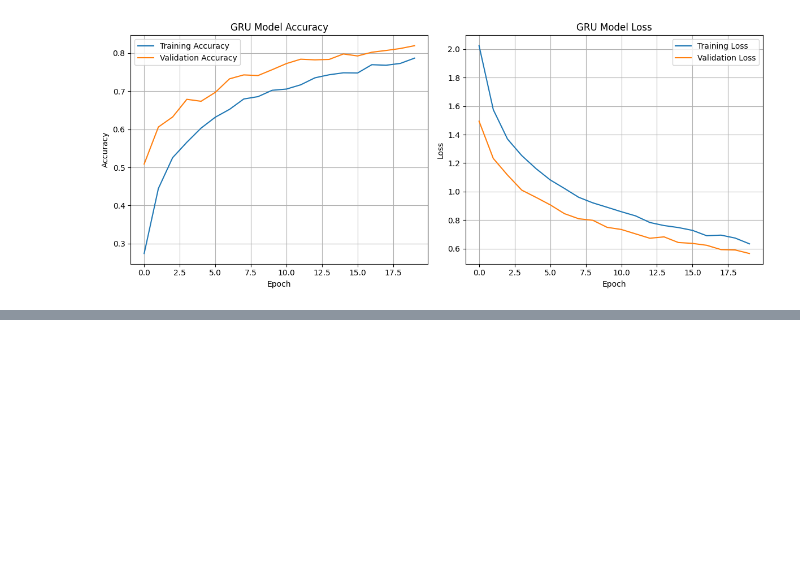
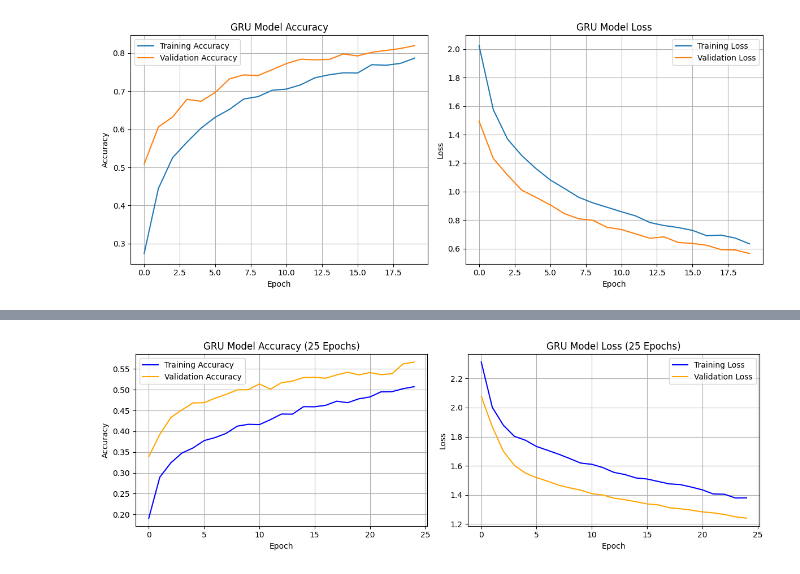
Before and after one commit to Rocky782/Environment, a Jupyter notebook: main.ipynb, the cells around one changed output, grey strips where cells are left out. Drawn from its saved outputs; the diff is of its cells as text; code cells hidden in the pictures; blank space fills up the shorter version.

```diff
--- a/main.ipynb
+++ b/main.ipynb
@@ -491,0 +1098,90 @@ WARNING:absl:You are saving your model as an HDF5 file via `model.save()` or `ke
+# %%
+from tensorflow.keras.models import Sequential
+from tensorflow.keras.layers import Input, GRU, Dropout, Dense, BatchNormalization
+from tensorflow.keras.optimizers import Adam
+from tensorflow.keras.callbacks import EarlyStopping, ReduceLROnPlateau
+from sklearn.preprocessing import StandardScaler
+from sklearn.metrics import confusion_matrix, classification_report
+import numpy as np
+import matplotlib.pyplot as plt
+import seaborn as sns
+
+# Standardize data
+scaler = StandardScaler()
+X_train = scaler.fit_transform(X_train.reshape(-1, X_train.shape[-1])).reshape(X_train.shape)
+X_test = scaler.transform(X_test.reshape(-1, X_test.shape[-1])).reshape(X_test.shape)
+
+# Define the GRU model
+model_gru = Sequential([
+    Input(shape=(X_train.shape[1], X_train.shape[2])),
+    GRU(128, return_sequences=True),
+    GRU(64),
+    Dropout(0.3),
+    BatchNormalization(),
+    Dense(64, activation='relu'),
+    Dropout(0.3),
+    Dense(10, activation='softmax')
+])
+
+# Compile the model
+model_gru.compile(loss='sparse_categorical_crossentropy', optimizer=Adam(learning_rate=0.0001), metrics=['accuracy'])
+
+# Callbacks
+early_stopping = EarlyStopping(monitor='val_accuracy', patience=10, restore_best_weights=True)
+lr_scheduler = ReduceLROnPlateau(monitor='val_loss', factor=0.5, patience=5, min_lr=0.00001)
+
+# Train the model
+history = model_gru.fit(X_train, y_train, epochs=25, batch_size=64, validation_data=(X_test, y_test), callbacks=[early_stopping, lr_scheduler])
+
+# Save the trained model
+model_gru.save('gru25.h5')
+
+# Section 1: Plot Training and Validation Accuracy/Loss Graphs
+plt.figure(figsize=(12, 4))
+
+# Accuracy Plot
+plt.subplot(1, 2, 1)
+plt.plot(history.history['accuracy'], label='Training Accuracy', color='blue')
+plt.plot(history.history['val_accuracy'], label='Validation Accuracy', color='orange')
+plt.title('GRU Model Accuracy (25 Epochs)')
+plt.xlabel('Epoch')
+plt.ylabel('Accuracy')
+plt.legend()
+plt.grid(True)
+
+# Loss Plot
+plt.subplot(1, 2, 2)
+plt.plot(history.history['loss'], label='Training Loss', color='blue')
+plt.plot(history.history['val_loss'], label='Validation Loss', color='orange')
+plt.title('GRU Model Loss (25 Epochs)')
+plt.xlabel('Epoch')
+plt.ylabel('Loss')
+plt.legend()
+plt.grid(True)
+
+plt.tight_layout()
+plt.savefig('gru_accuracy_loss_25_epochs.png')
+plt.show()
+
+# Section 2: Confusion Matrix
+# Predict on test data
+y_pred = model_gru.predict(X_test)
+y_pred_classes = np.argmax(y_pred, axis=1)
+
+# Compute confusion matrix
+cm = confusion_matrix(y_test, y_pred_classes)
+
+# Plot and save confusion matrix
+plt.figure(figsize=(8, 6))
+sns.heatmap(cm, annot=True, fmt='d', cmap='Blues', cbar=False)
+plt.title('Confusion Matrix for GRU Model (25 Epochs)')
+plt.xlabel('Predicted Label')
+plt.ylabel('True Label')
+plt.tight_layout()
+plt.savefig('gru_confusion_matrix_25_epochs.png')
+plt.show()
+
+# Classification report
+print("Classification Report:")
+print(classification_report(y_test, y_pred_classes))
+# %% [output]
@@ -491,0 +1206 @@ WARNING:absl:You are saving your model as an HDF5 file via `model.save()` or `ke
+[figure, added]
```
Also changed, not shown: parts of 14 cells of this notebook, 57 other files.
